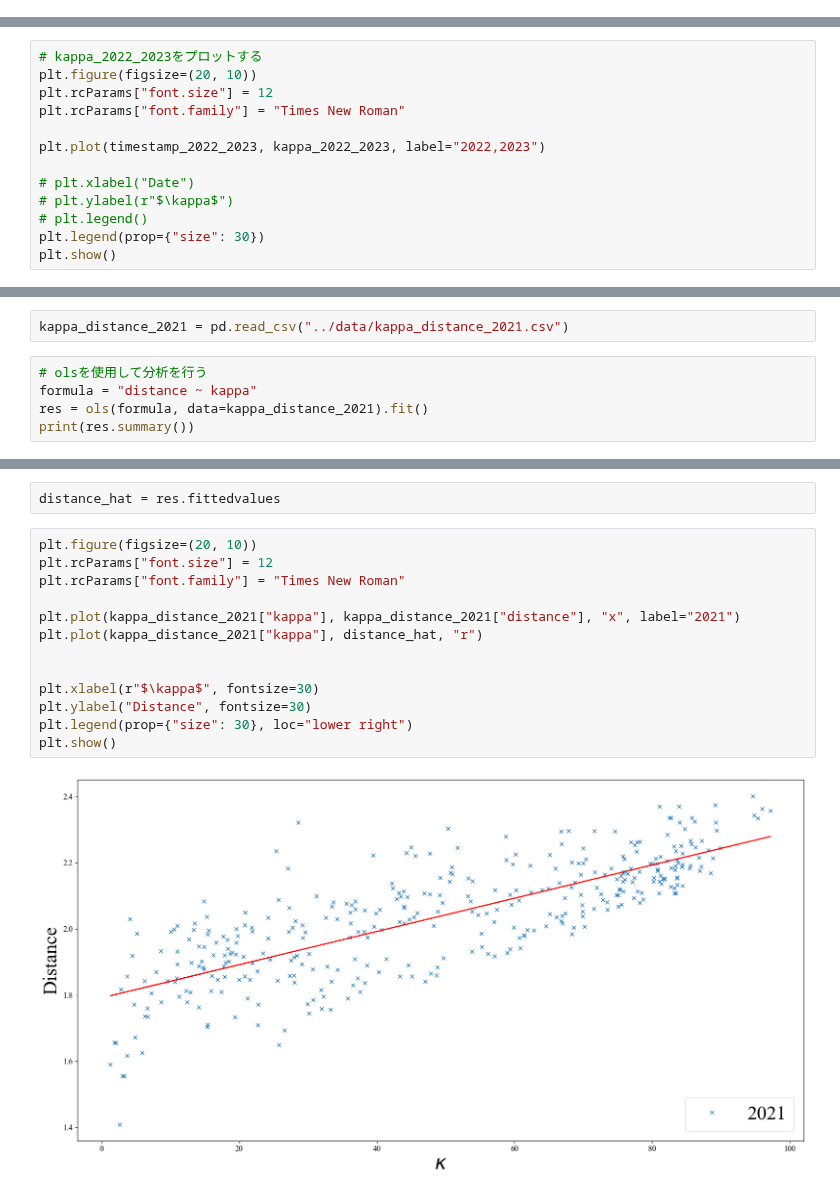
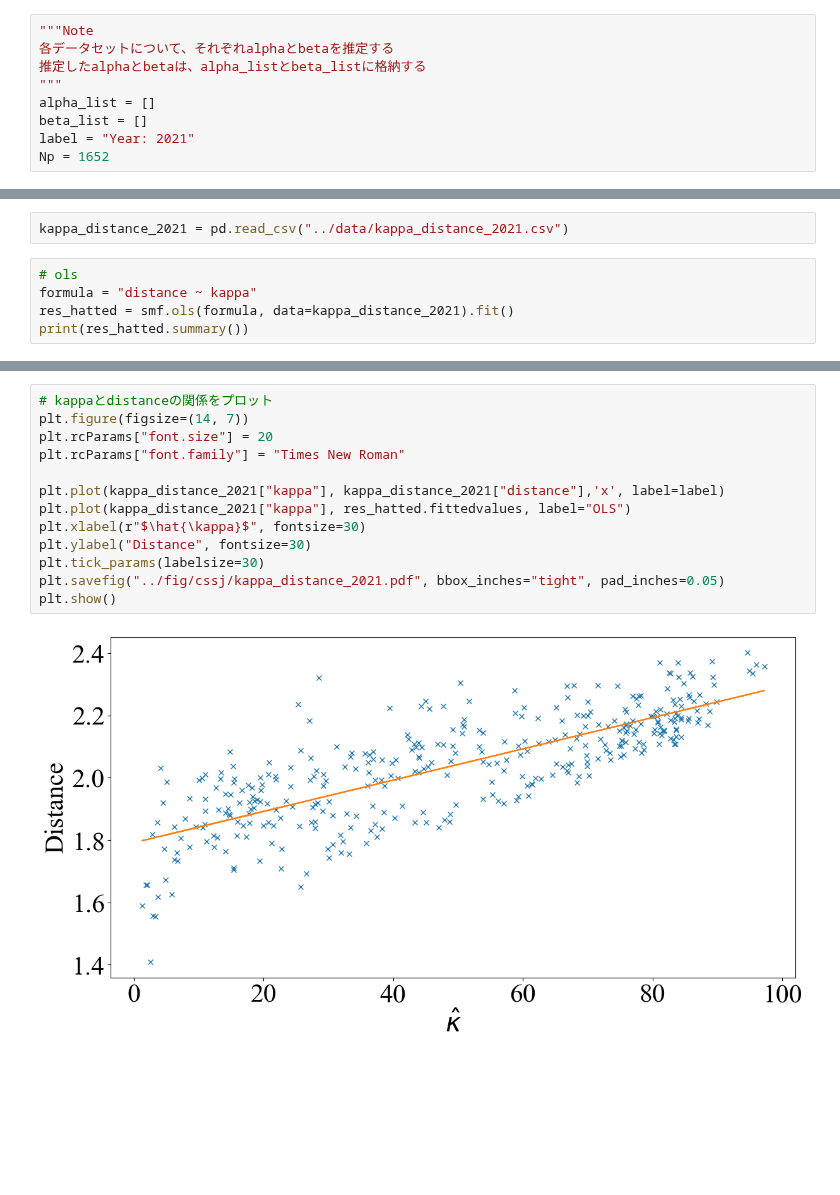
Before and after one commit to yiadka/mobility_scaling, a Jupyter notebook: notebooks/kappa_distribution.ipynb, the cells around one changed output, grey strips where cells are left out. Drawn from its saved outputs; the diff is of its cells as text; blank space fills up the shorter version.

```diff
--- a/notebooks/kappa_distribution.ipynb
+++ b/notebooks/kappa_distribution.ipynb
@@ -111,3 +66,12 @@ IndexError: list index out of range
+# %%
+"""Note
+各データセットについて、それぞれalphaとbetaを推定する
+推定したalphaとbetaは、alpha_listとbeta_listに格納する
+"""
+alpha_list = []
+beta_list = []
+label = "Year: 2021"
+Np = 1652
 # %%
 def getNetworkAnalysis(df):
     df['started_at'] = pd.to_datetime(df['started_at'])
@@ -1059,13 +109,0 @@ plt.show()
-# %%
-# kappa_2022_2023をプロットする
-plt.figure(figsize=(20, 10))
-plt.rcParams["font.size"] = 12
-plt.rcParams["font.family"] = "Times New Roman"
-
-plt.plot(timestamp_2022_2023, kappa_2022_2023, label="2022,2023")
-
-# plt.xlabel("Date")
-# plt.ylabel(r"$\kappa$")
-# plt.legend()
-plt.legend(prop={"size": 30})
-plt.show()
@@ -1110,10 +121,10 @@ kappa_distance_2021.head()
 # %%
 kappa_distance_2021 = pd.read_csv("../data/kappa_distance_2021.csv")
 # %%
-# olsを使用して分析を行う
+# ols
 formula = "distance ~ kappa"
-res = ols(formula, data=kappa_distance_2021).fit()
-print(res.summary())
+res_hatted = smf.ols(formula, data=kappa_distance_2021).fit()
+print(res_hatted.summary())
 # %% [output]
                             OLS Regression Results
 ==============================================================================
@@ -1156,17 +146,15 @@ Notes: \newline
-# %%
-distance_hat = res.fittedvalues
 # %%
-plt.figure(figsize=(20, 10))
-plt.rcParams["font.size"] = 12
+# kappaとdistanceの関係をプロット
+plt.figure(figsize=(14, 7))
+plt.rcParams["font.size"] = 20
 plt.rcParams["font.family"] = "Times New Roman"
 
-plt.plot(kappa_distance_2021["kappa"], kappa_distance_2021["distance"], "x", label="2021")
-plt.plot(kappa_distance_2021["kappa"], distance_hat, "r")
-
-
-plt.xlabel(r"$\kappa$", fontsize=30)
+plt.plot(kappa_distance_2021["kappa"], kappa_distance_2021["distance"],'x', label=label)
+plt.plot(kappa_distance_2021["kappa"], res_hatted.fittedvalues, label="OLS")
+plt.xlabel(r"$\hat{\kappa}$", fontsize=30)
 plt.ylabel("Distance", fontsize=30)
-plt.legend(prop={"size": 30}, loc="lower right")
+plt.tick_params(labelsize=30)
+plt.savefig("../fig/cssj/kappa_distance_2021.pdf", bbox_inches="tight", pad_inches=0.05)
 plt.show()
 # %% [output]
-[figure, old version]
+[figure, new version]
```
Also changed, not shown: parts of 72 cells of this notebook, 49 other files.
